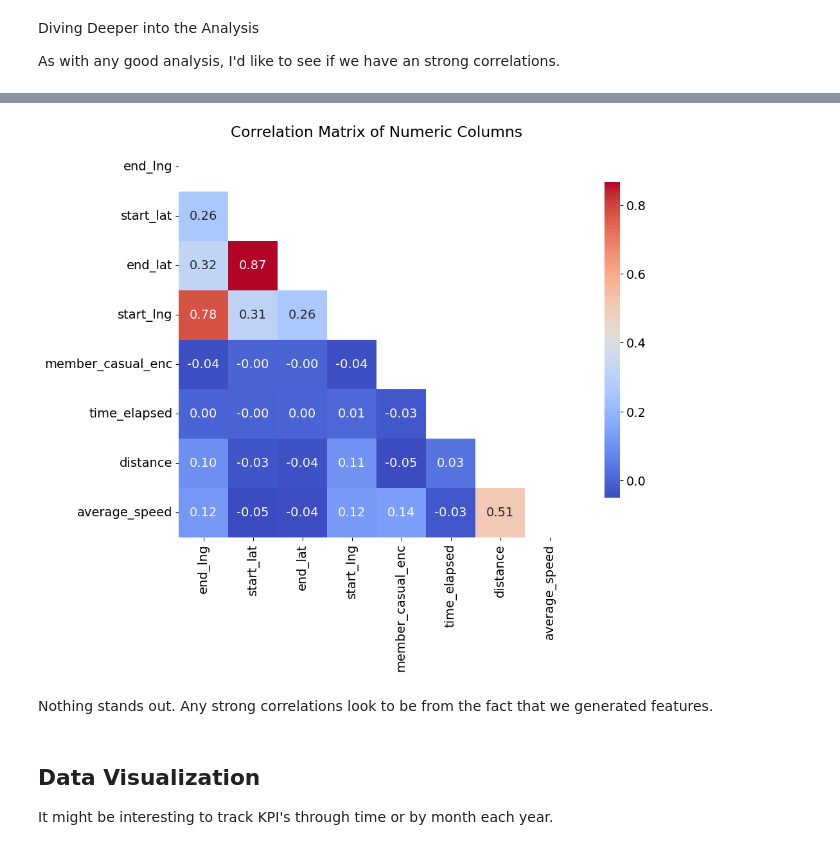
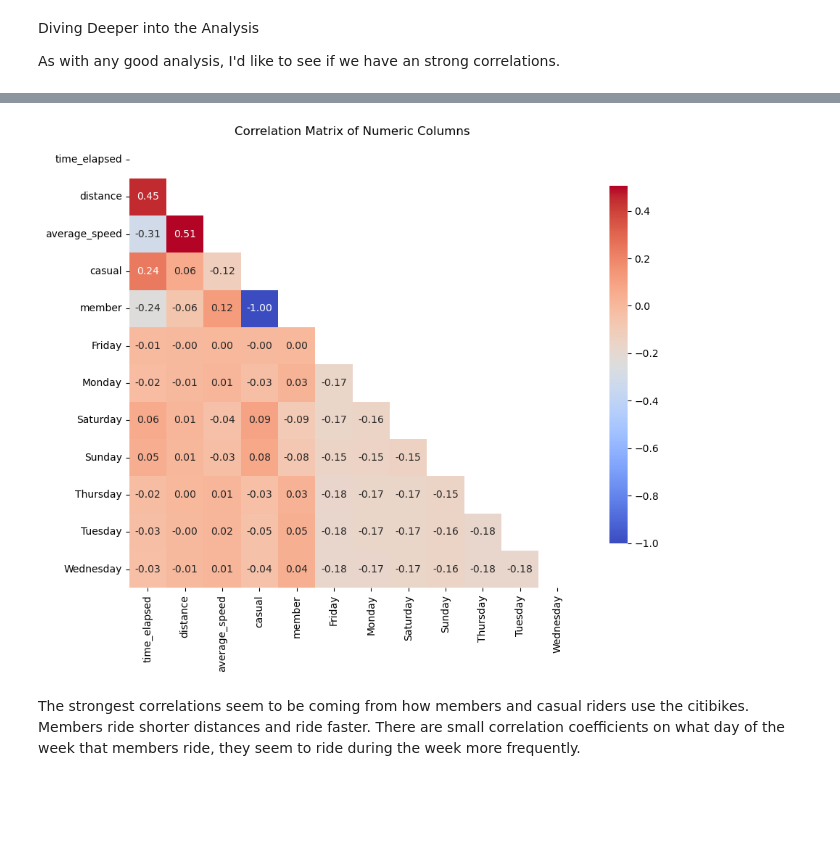
Before and after one commit to rebeccahess22/citibike, a Jupyter notebook: Citibike Data Analysis.ipynb, the cells around one changed output, grey strips where cells are left out. Drawn from its saved outputs; the diff is of its cells as text; code cells hidden in the pictures; blank space fills up the shorter version.

```diff
--- a/Citibike Data Analysis.ipynb
+++ b/Citibike Data Analysis.ipynb
@@ -717,0 +657,5 @@ memory usage: 17.3 MB
+# %%
+
+# Clean the data
+numeric_columns = df_clean[df_clean.select_dtypes(['int', 'float', 'category']).columns]
+numeric_columns
@@ -770,3 +726,0 @@ The general distribution of the two groups are the same. It looks like the casua
-# %%
-# distance is right skewed so lets take the log of that
-df_clean['distance'] = np.log(df_clean['distance']+1)
@@ -781,3 +728,7 @@ sns.histplot(data=df_clean, x='distance', hue='member_casual', bins=50,
 Diving Deeper into the Analysis
 
 As with any good analysis, I'd like to see if we have an strong correlations.
+# %%
+plotting_data = df_clean[[ 'member_casual', 'time_elapsed', 'day', 'distance', 'average_speed']]
+
+plotting_data
@@ -784,24 +749,32 @@ As with any good analysis, I'd like to see if we have an strong correlations.
+# %%
+#constructing a correlation matrix to see if there are any relationships between the columns
+#select only the numeric columns for the correlation matrix
+# Clean the data
+# Select only numeric columns for correlation matrix --> convert categorical columns to dummies
+
+for col in plotting_data.columns:
+    if plotting_data[col].dtype.name == 'category':
+
+        #join the dummies to the original dataframe
+        plotting_data = plotting_data.join(pd.get_dummies(plotting_data[col]))
+        #drop the original column
+        plotting_data = plotting_data.drop(col, axis=1)
 # %%
-#constructing a correlation matrix to see if there are any relationships between the columns
-#select only the numeric columns for the correlation matrix
-numeric_columns = df_clean[df_clean.select_dtypes(['int', 'float']).columns]
-numeric_columns.describe()
-corr_matrix = numeric_columns.corr()
+
+
+
+corr_matrix = plotting_data.corr()
 
 plt.figure(figsize=(12, 8))
 # Create a mask to hide the upper triangle of the heatmap
 mask = np.triu(np.ones_like(corr_matrix, dtype=bool))
 sns.heatmap(corr_matrix, mask=mask, annot=True, fmt=".2f", cmap='coolwarm', square=True, cbar_kws={"shrink": .8})
 plt.title('Correlation Matrix of Numeric Columns')
 plt.show()
 # %% [output]
-[figure, old version]
+[figure, new version]
 # %% [markdown]
-Nothing stands out. Any strong correlations look to be from the fact that we generated features.
+The strongest correlations seem to be coming from how members and casual riders use the citibikes. Members ride shorter distances and ride faster. There are small correlation coefficients on what day of the week that members ride, they seem to ride during the week more frequently.
-# %% [markdown]
-## Data Visualization
-
-It might be interesting to track KPI's through time or by month each year.
 # %%
 df_clean['month'] = df_clean['started_at'].dt.month
 df_clean['year'] = df_clean['started_at'].dt.year
```
Also changed, not shown: parts of 31 cells of this notebook, 3 other files.
